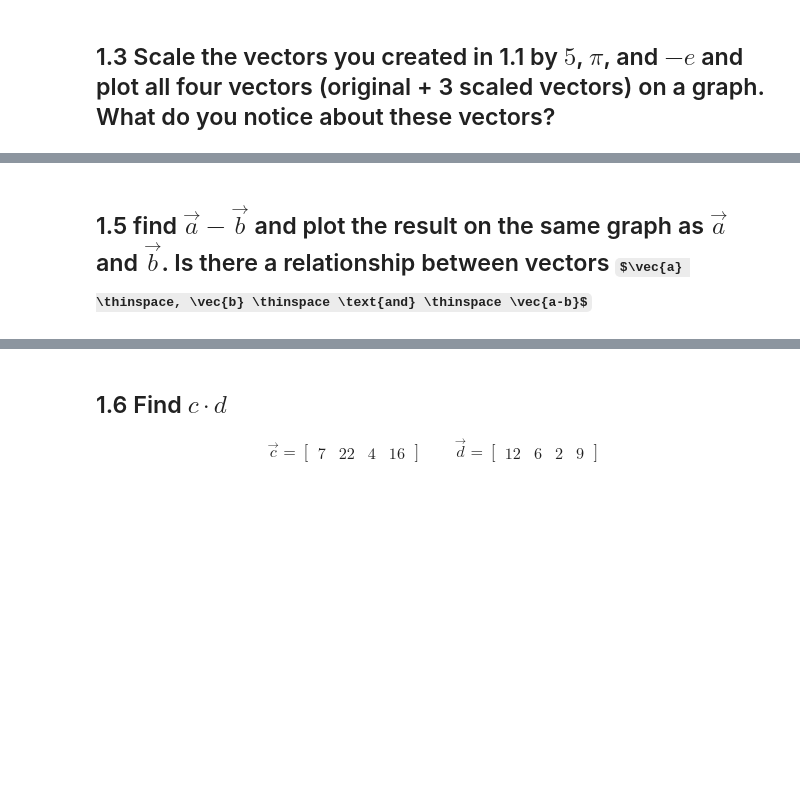
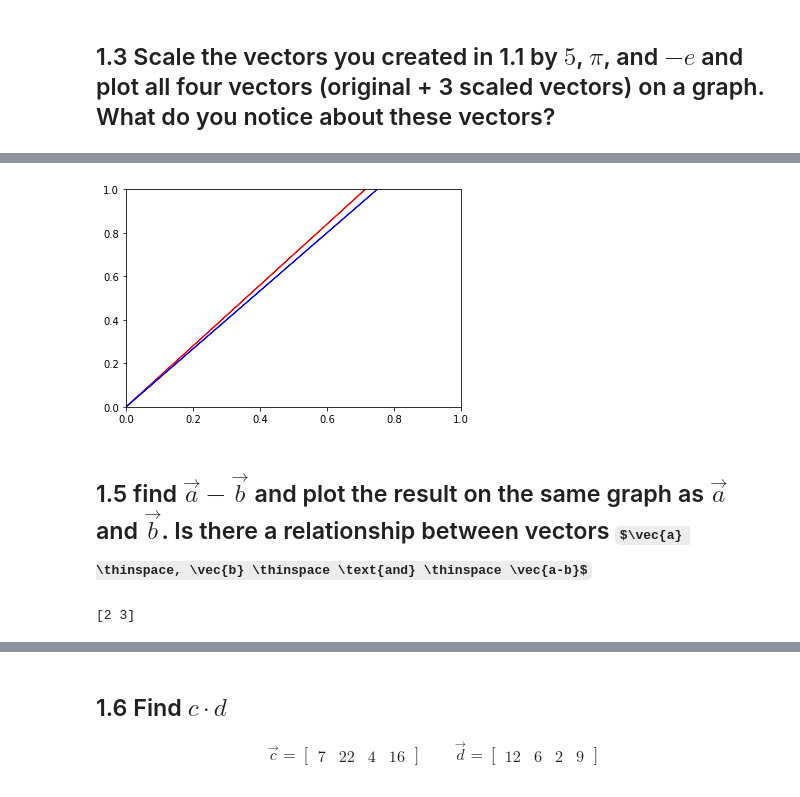
Before and after one commit to bloominstituteoftechnology/DS-Unit-1-Sprint-4-Linear-Algebra, a Jupyter notebook: Linear_Algebra_Assignment.ipynb, the cells around one changed output, grey strips where cells are left out. Cells and saved outputs as stored; diff of their text form; code cells hidden in the pictures; some formulas as TeX source; blank space fills up the shorter version.

```diff
--- a/Linear_Algebra_Assignment.ipynb
+++ b/Linear_Algebra_Assignment.ipynb
@@ -21,2 +90,13 @@ For the questions below it is not sufficient to simply provide answer to the que
+# %%
+plt.arrow(0,0,5,7, head_width=.02, head_length=0.01, color = 'r')
+plt.arrow(0,0,3,4, head_width=.02, head_length=0.01, color = 'b')
+plt.show()
+# %% [output]
+[figure, added]
 # %% [markdown]
 ## 1.5 find $\vec{a} - \vec{b}$ and plot the result on the same graph as $\vec{a}$ and $\vec{b}$. Is there a relationship between vectors $\vec{a} \thinspace, \vec{b} \thinspace \text{and} \thinspace \vec{a-b}$
+# %%
+diff = a_vector -b_vector
+print(diff)
+# %% [output]
+[2 3]
```
Also changed, not shown: parts of 56 cells of this notebook.
